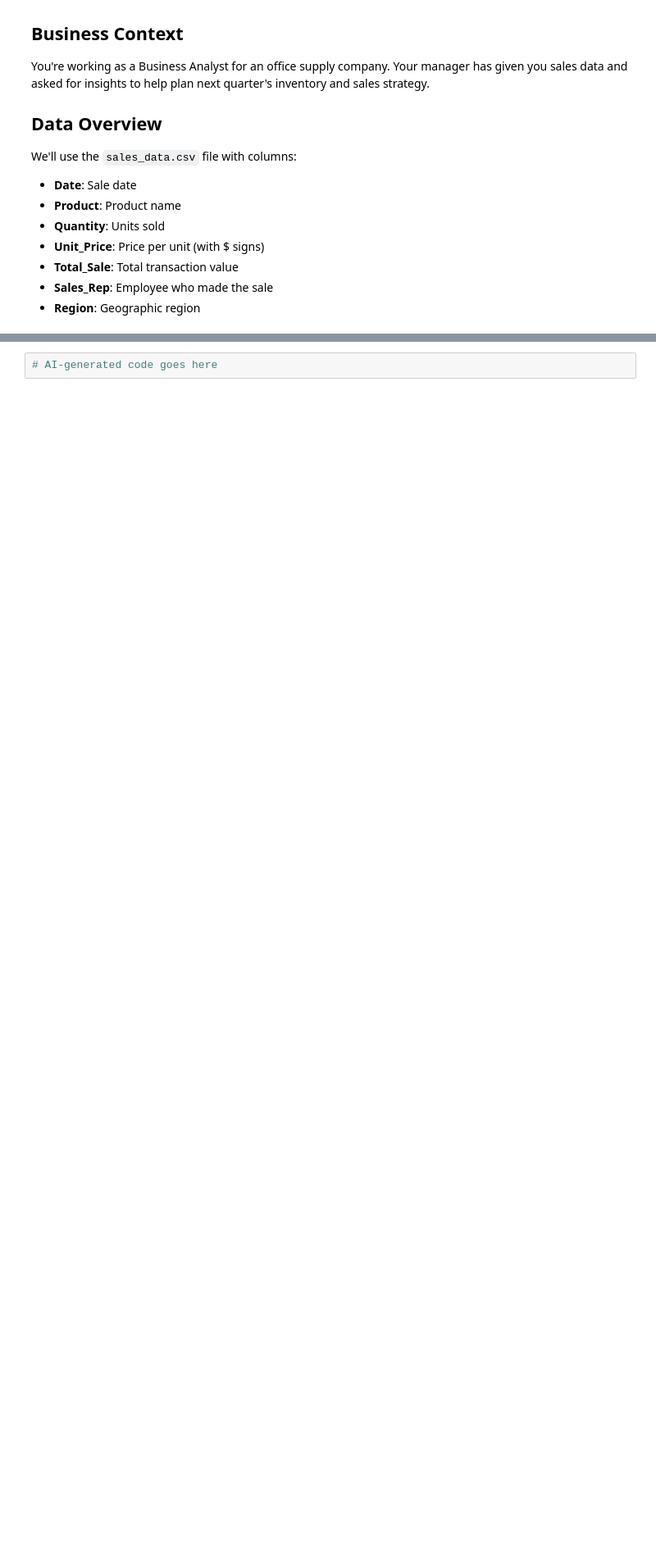
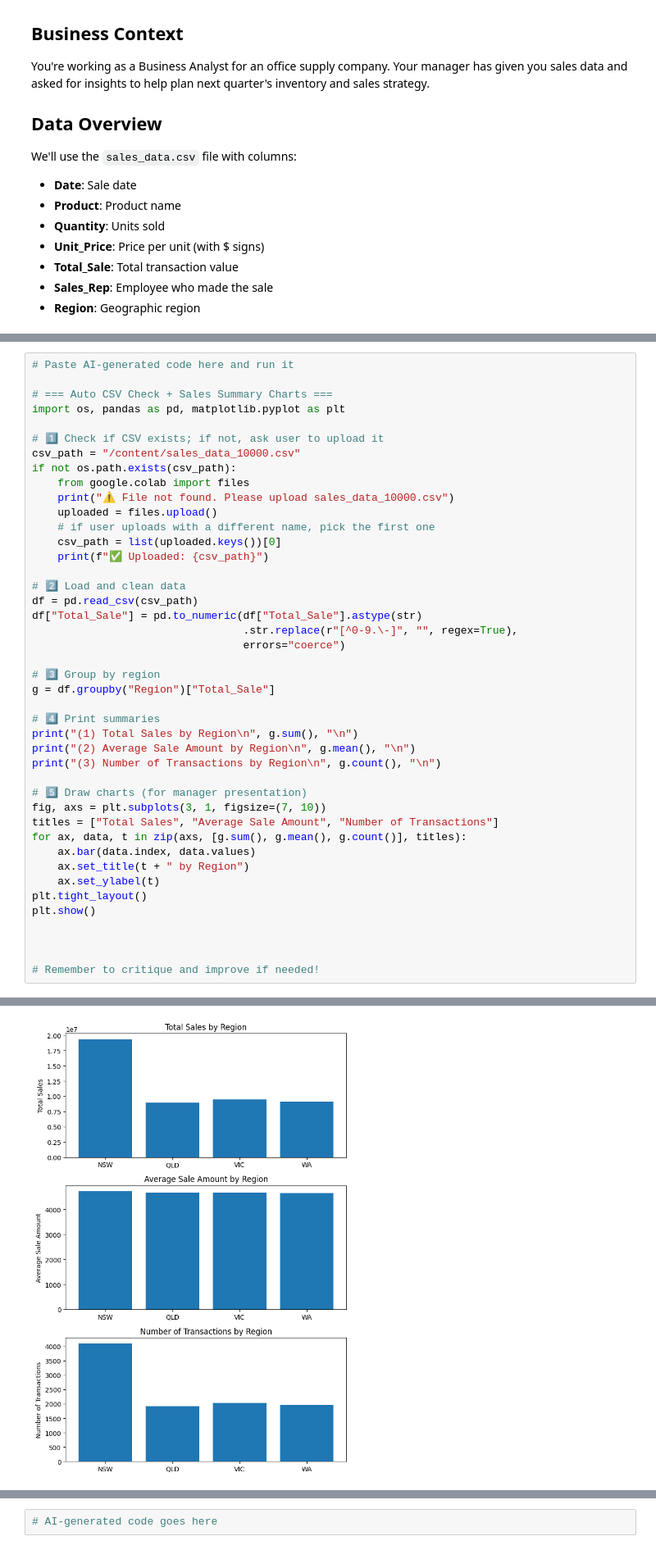
Before and after one commit to Fu-kit/assignment-2-portfolio, a Jupyter notebook: week08_practice.ipynb, the cells around one changed output, grey strips where cells are left out. Shown at 82% size. Cells and saved outputs as stored; diff of their text form; blank space fills up the shorter version.

```diff
--- a/week08_practice.ipynb
+++ b/week08_practice.ipynb
@@ -95,0 +99,44 @@ Dataset: 20 transactions across 4 regions
+# %%
+# Paste AI-generated code here and run it
+
+# === Auto CSV Check + Sales Summary Charts ===
+import os, pandas as pd, matplotlib.pyplot as plt
+
+# 1️⃣ Check if CSV exists; if not, ask user to upload it
+csv_path = "/content/sales_data_10000.csv"
+if not os.path.exists(csv_path):
+    from google.colab import files
+    print("⚠️ File not found. Please upload sales_data_10000.csv")
+    uploaded = files.upload()
+    # if user uploads with a different name, pick the first one
+    csv_path = list(uploaded.keys())[0]
+    print(f"✅ Uploaded: {csv_path}")
+
+# 2️⃣ Load and clean data
+df = pd.read_csv(csv_path)
+df["Total_Sale"] = pd.to_numeric(df["Total_Sale"].astype(str)
+                                 .str.replace(r"[^0-9.\-]", "", regex=True),
+                                 errors="coerce")
+
+# 3️⃣ Group by region
+g = df.groupby("Region")["Total_Sale"]
+
+# 4️⃣ Print summaries
+print("(1) Total Sales by Region\n", g.sum(), "\n")
+print("(2) Average Sale Amount by Region\n", g.mean(), "\n")
+print("(3) Number of Transactions by Region\n", g.count(), "\n")
+
+# 5️⃣ Draw charts (for manager presentation)
+fig, axs = plt.subplots(3, 1, figsize=(7, 10))
+titles = ["Total Sales", "Average Sale Amount", "Number of Transactions"]
+for ax, data, t in zip(axs, [g.sum(), g.mean(), g.count()], titles):
+    ax.bar(data.index, data.values)
+    ax.set_title(t + " by Region")
+    ax.set_ylabel(t)
+plt.tight_layout()
+plt.show()
+
+
+
+# Remember to critique and improve if needed!
+# %% [output]
@@ -96,3 +162,4 @@ Dataset: 20 transactions across 4 regions
+[figure, added]
 # %% [markdown]
 **Your Critique:**
 - What did AI do well?
```
Also changed, not shown: parts of 5 cells of this notebook.
